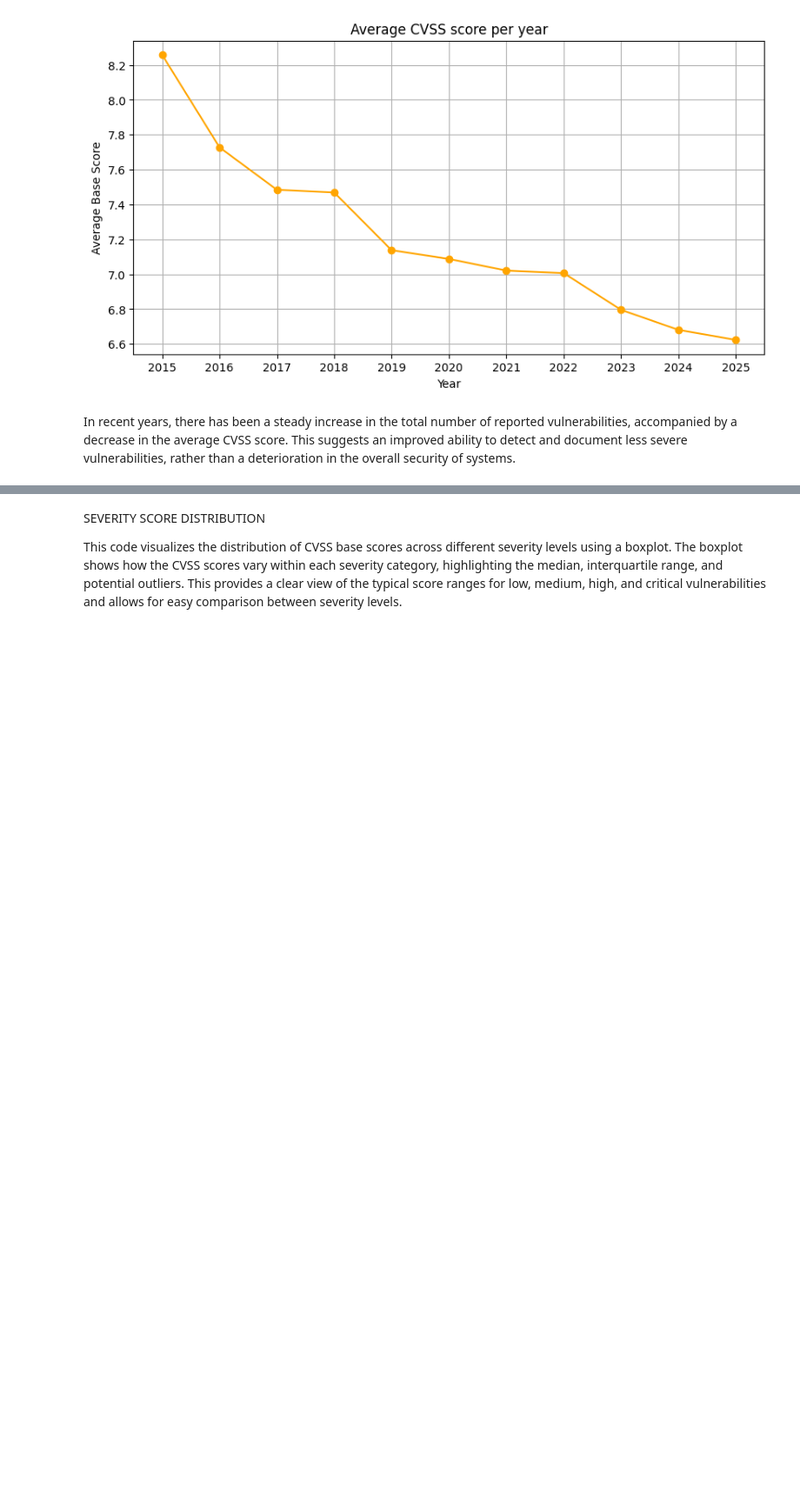
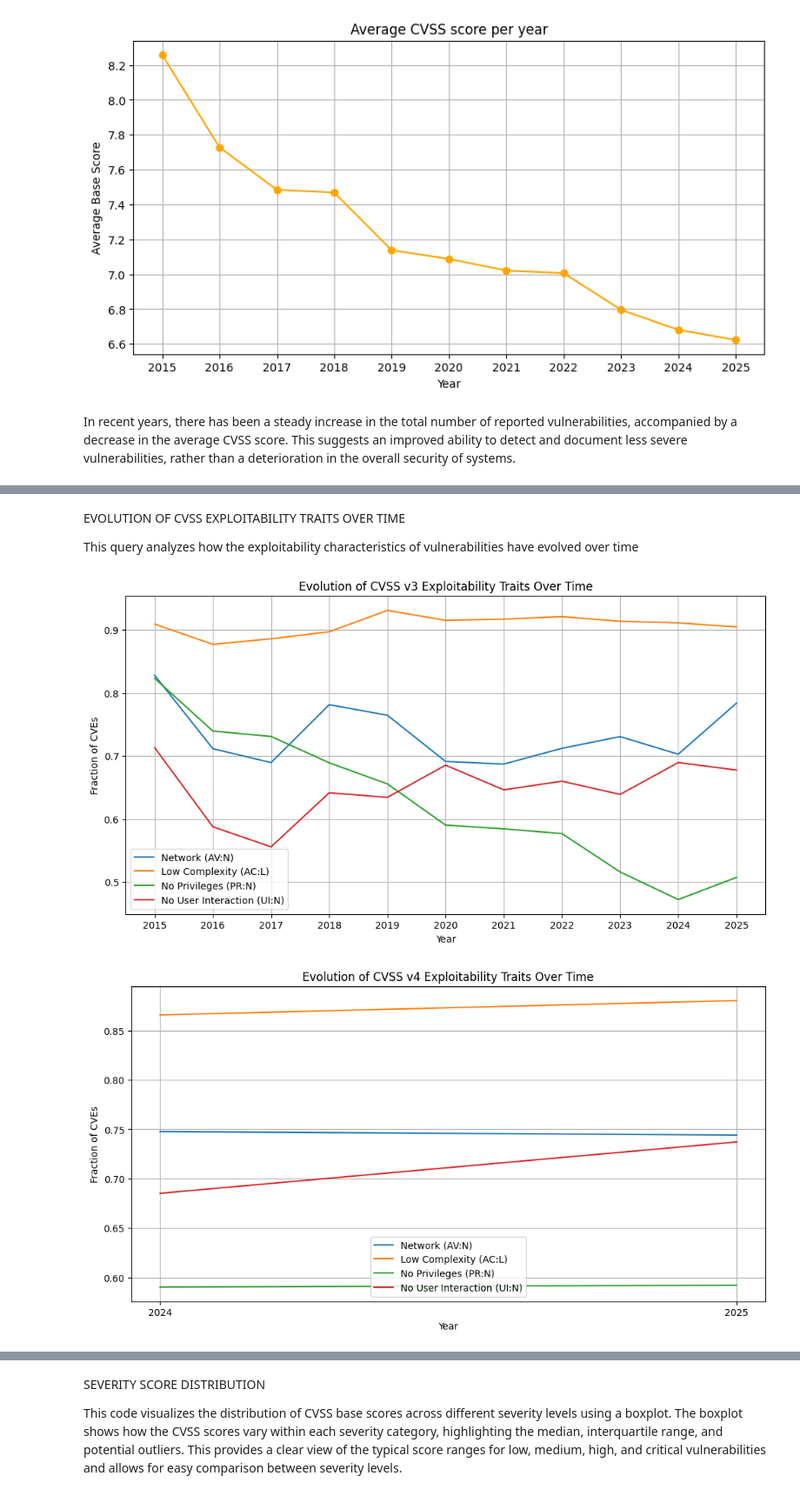
Before and after one commit to AlessandroBertelli/CVE, a Jupyter notebook: CVE.ipynb, the cells around one changed output, grey strips where cells are left out. Shown at 87% size. Saved outputs shown, nothing was run; the diff lists cells and outputs as text; code cells hidden in the pictures; blank space fills up the shorter version.

```diff
--- a/CVE.ipynb
+++ b/CVE.ipynb
@@ -343,0 +271,4 @@ plt.show()
+# %% [markdown]
+EVOLUTION OF CVSS EXPLOITABILITY TRAITS OVER TIME
+
+This query analyzes how the exploitability characteristics of vulnerabilities have evolved over time
@@ -344 +324,34 @@ plt.show()
+# %%
+# --- Calculate trends for v3.x and v4.0 ---
+df_plot_v3 = summarize_cvss(df_v3)
+df_plot_v4 = summarize_cvss(df_v4)
+
+# --- Plot v3.x ---
+plt.figure(figsize=(12,6))
+plt.plot(df_plot_v3["year"], df_plot_v3["pct_network"], label="Network (AV:N)")
+plt.plot(df_plot_v3["year"], df_plot_v3["pct_low_complexity"], label="Low Complexity (AC:L)")
+plt.plot(df_plot_v3["year"], df_plot_v3["pct_no_priv"], label="No Privileges (PR:N)")
+plt.plot(df_plot_v3["year"], df_plot_v3["pct_no_ui"], label="No User Interaction (UI:N)")
+plt.xlabel("Year")
+plt.ylabel("Fraction of CVEs")
+plt.title("Evolution of CVSS v3 Exploitability Traits Over Time")
+plt.legend()
+plt.grid(True)
+plt.show()
+
+# --- Plot v4.0 ---
+plt.figure(figsize=(12,6))
+plt.plot(df_plot_v4["year"], df_plot_v4["pct_network"], label="Network (AV:N)")
+plt.plot(df_plot_v4["year"], df_plot_v4["pct_low_complexity"], label="Low Complexity (AC:L)")
+plt.plot(df_plot_v4["year"], df_plot_v4["pct_no_priv"], label="No Privileges (PR:N)")
+plt.plot(df_plot_v4["year"], df_plot_v4["pct_no_ui"], label="No User Interaction (UI:N)")
+plt.xlabel("Year")
+plt.ylabel("Fraction of CVEs")
+plt.title("Evolution of CVSS v4 Exploitability Traits Over Time")
+plt.legend()
+plt.grid(True)
+plt.show()
+# %% [output]
+[figure, added]
+[figure, added]
 # %% [markdown]
```
Also changed, not shown: parts of 20 cells of this notebook.
